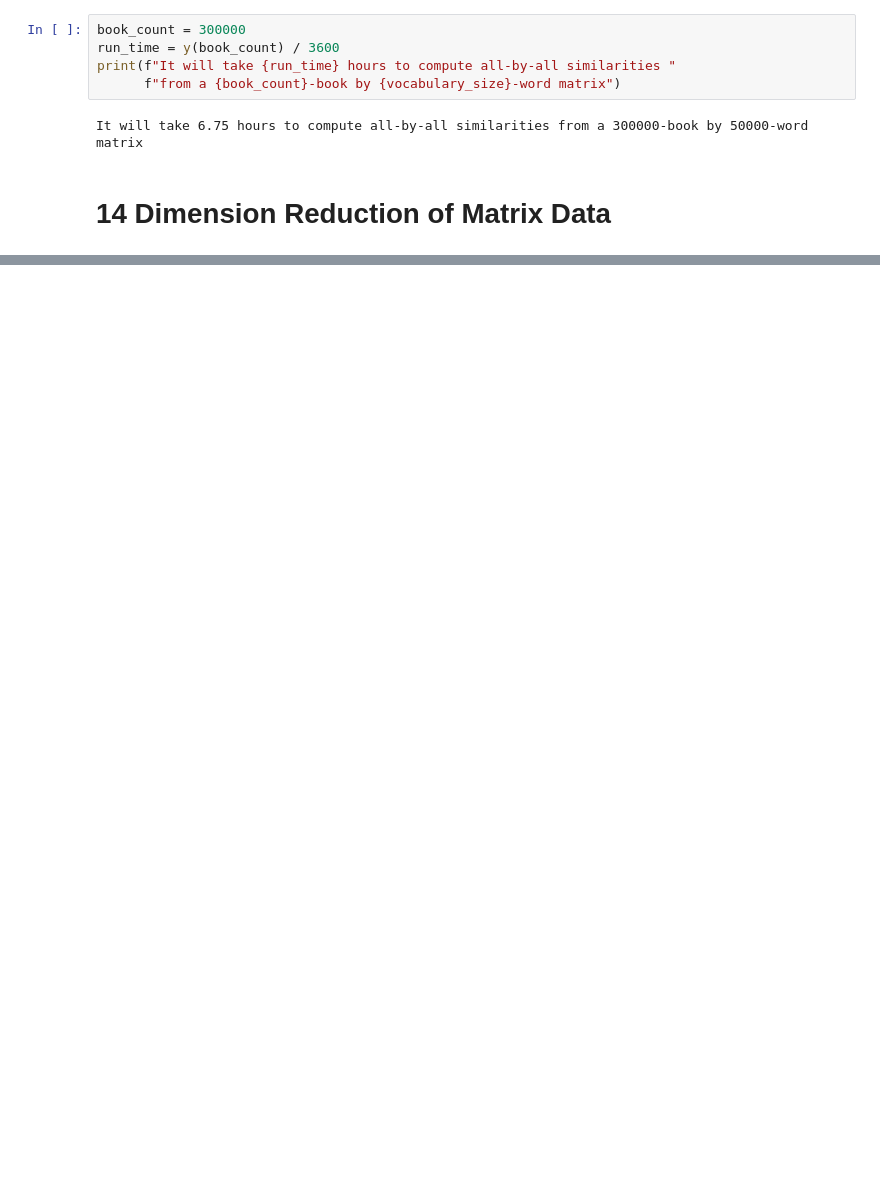
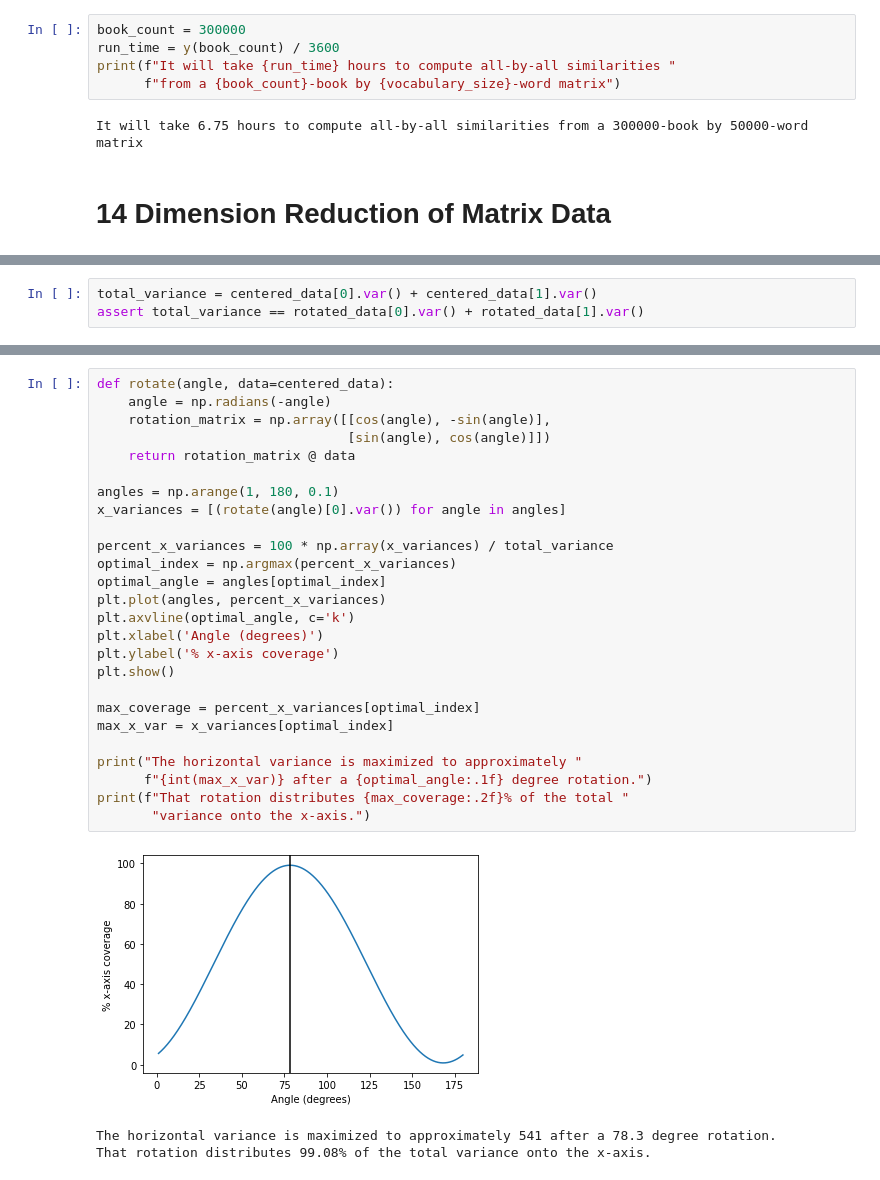
Before and after one commit to flyingdutch20/DataScienceBookcamp, a Jupyter notebook: part_4_online_job_postings.ipynb, the cells around one changed output, grey strips where cells are left out. Cells and saved outputs as stored; diff of their text form; blank space fills up the shorter version.

```diff
--- a/part_4_online_job_postings.ipynb
+++ b/part_4_online_job_postings.ipynb
@@ -619,0 +694,3 @@ It will take 6.75 hours to compute all-by-all similarities from a 300000-book by
+# %%
+total_variance = centered_data[0].var() + centered_data[1].var()
+assert total_variance == rotated_data[0].var() + rotated_data[1].var()
@@ -619,0 +711,30 @@ It will take 6.75 hours to compute all-by-all similarities from a 300000-book by
+# %%
+def rotate(angle, data=centered_data):
+    angle = np.radians(-angle)
+    rotation_matrix = np.array([[cos(angle), -sin(angle)],
+                                [sin(angle), cos(angle)]])
+    return rotation_matrix @ data
+
+angles = np.arange(1, 180, 0.1)
+x_variances = [(rotate(angle)[0].var()) for angle in angles]
+
+percent_x_variances = 100 * np.array(x_variances) / total_variance
+optimal_index = np.argmax(percent_x_variances)
+optimal_angle = angles[optimal_index]
+plt.plot(angles, percent_x_variances)
+plt.axvline(optimal_angle, c='k')
+plt.xlabel('Angle (degrees)')
+plt.ylabel('% x-axis coverage')
+plt.show()
+
+max_coverage = percent_x_variances[optimal_index]
+max_x_var = x_variances[optimal_index]
+
+print("The horizontal variance is maximized to approximately "
+      f"{int(max_x_var)} after a {optimal_angle:.1f} degree rotation.")
+print(f"That rotation distributes {max_coverage:.2f}% of the total "
+       "variance onto the x-axis.")
+# %% [output]
+[figure, added]
+The horizontal variance is maximized to approximately 541 after a 78.3 degree rotation.
+That rotation distributes 99.08% of the total variance onto the x-axis.
```
Also changed, not shown: parts of 30 cells of this notebook.
